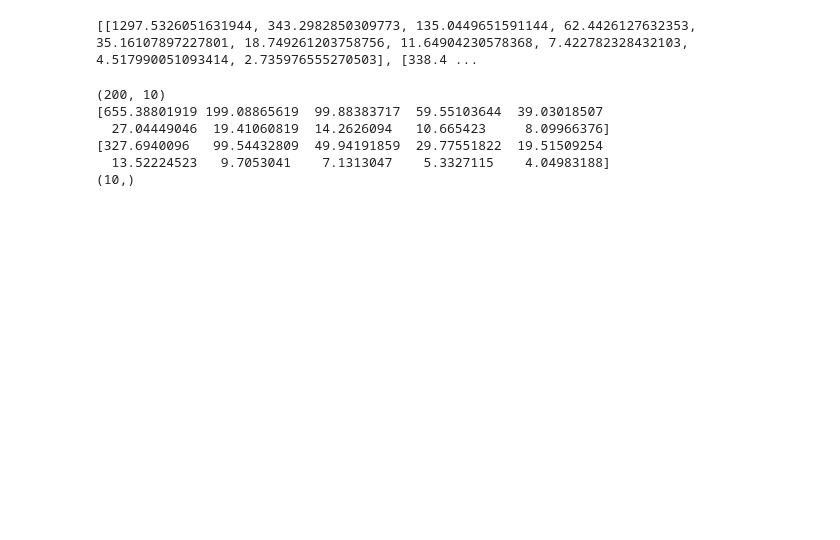
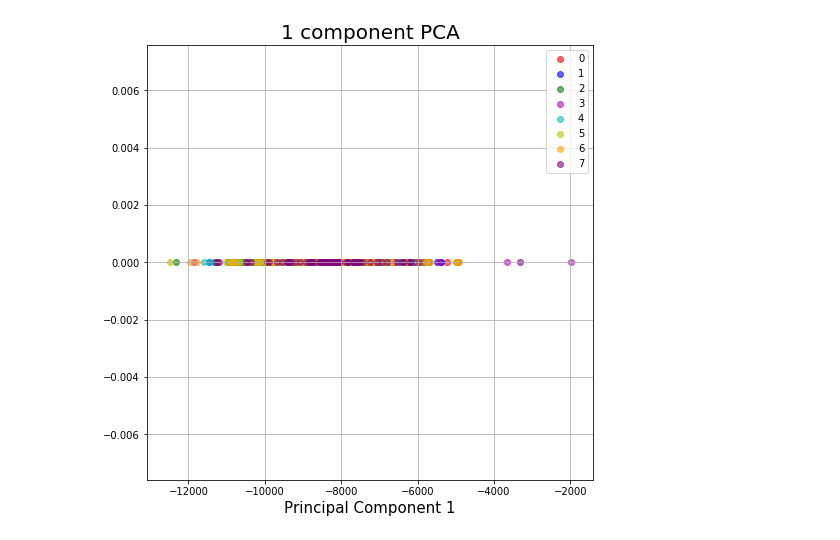
Before and after one commit to SmritiAgrawal04/Principal-Component-Analysis, a Jupyter notebook: PCA.ipynb, the cells around one changed output. Saved outputs shown, nothing was run; the diff lists cells and outputs as text; code cells hidden in the pictures; blank space fills up the shorter version.

```diff
--- a/PCA.ipynb
+++ b/PCA.ipynb
@@ -106,17 +93,2 @@ for i in range (len(faces)):
-# %%
-total_error= np.asarray(total_error)
-# %% [output]
-[[1297.5326051631944, 343.2982850309773, 135.0449651591144, 62.4426127632353, 35.16107897227801, 18.749261203758756, 11.64904230578368, 7.422782328432103, 4.517990051093414, 2.735976555270503], [338.4 ...
-# %%
-M = mean(total_error.T, axis=1)
-print (M)
-for i in range (len(M)):
-  M[i] = M[i]/200
-  M[i] = M[i]*100
-# %% [output]
-(200, 10)
-[655.38801919 199.08865619  99.88383717  59.55103644  39.03018507
-  27.04449046  19.41060819  14.2626094   10.665423     8.09966376]
-[327.6940096   99.54432809  49.94191859  29.77551822  19.51509254
-  13.52224523   9.7053041    7.1313047    5.3327115    4.04983188]
-(10,)
+# %%
+U, S, VT= np.linalg.svd(faces.T)
@@ -122,0 +100,24 @@ for i in range (len(M)):
+# %%
+for a in approximation:
+    approx= U[:,:a]
+    approx_img= faces.dot(approx)
+    approx_img_final= approx_img.dot(approx.T)
+# %%
+scatter_array= np.array(approx_img)
+fig = plt.figure(figsize = (8,8))
+ax = fig.add_subplot(1,1,1)
+ax.set_xlabel('Principal Component 1', fontsize = 15)
+ax.set_title('1 component PCA', fontsize = 20)
+for c in np.unique(images_classes):
+    color = ['r', 'b', 'g', 'm', 'c', 'y', 'orange', 'purple'][int(c)]
+    X_class= []
+    for i in range (len(images_classes)):
+        if(images_classes[i] == c):
+            X_class.append(scatter_array[i])
+    X_class= np.array(X_class)
+    plt.scatter(X_class[:, 0], X_class[:, 1]*0, color= color, alpha= 0.6)
+
+plt.legend(np.unique(images_classes))
+plt.grid()
+# %% [output]
+[figure, added]
```
Also changed, not shown: parts of 17 cells of this notebook.
